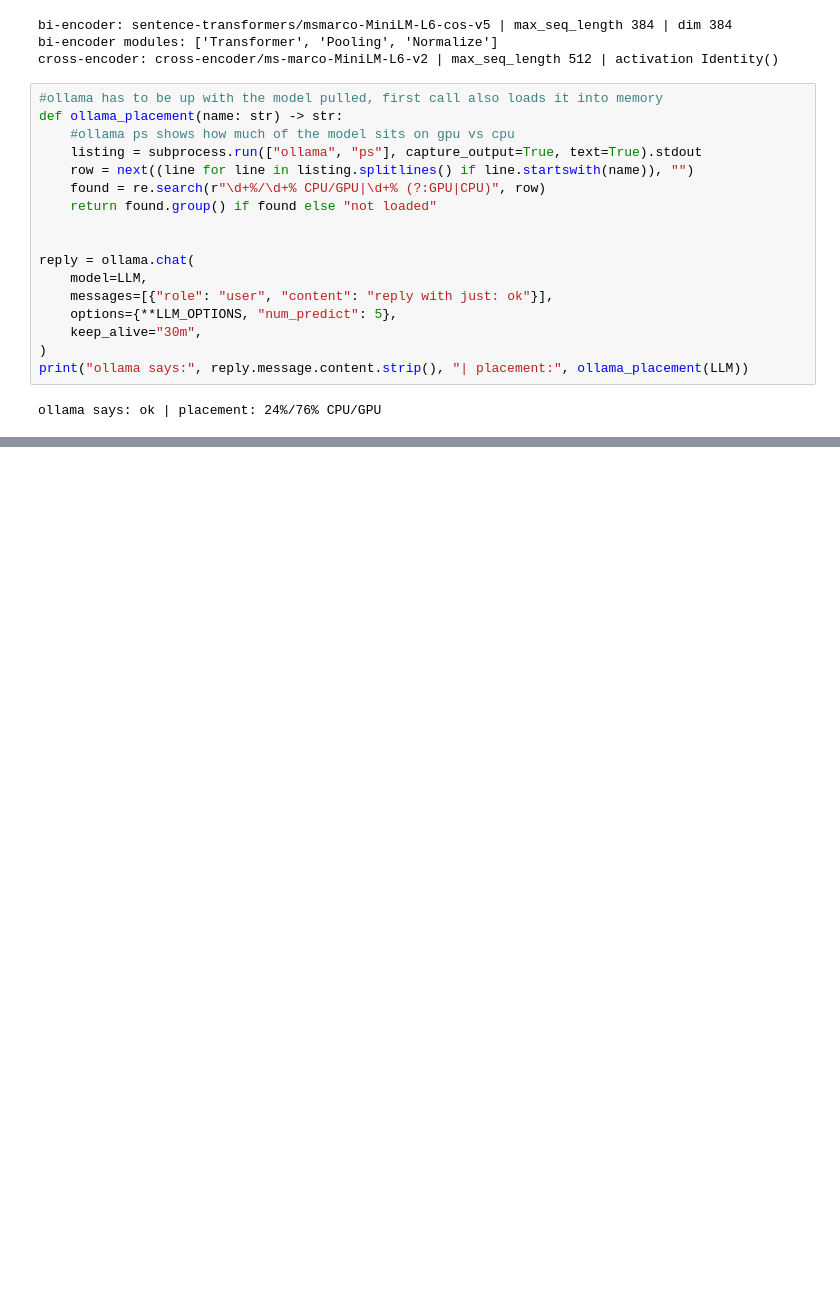
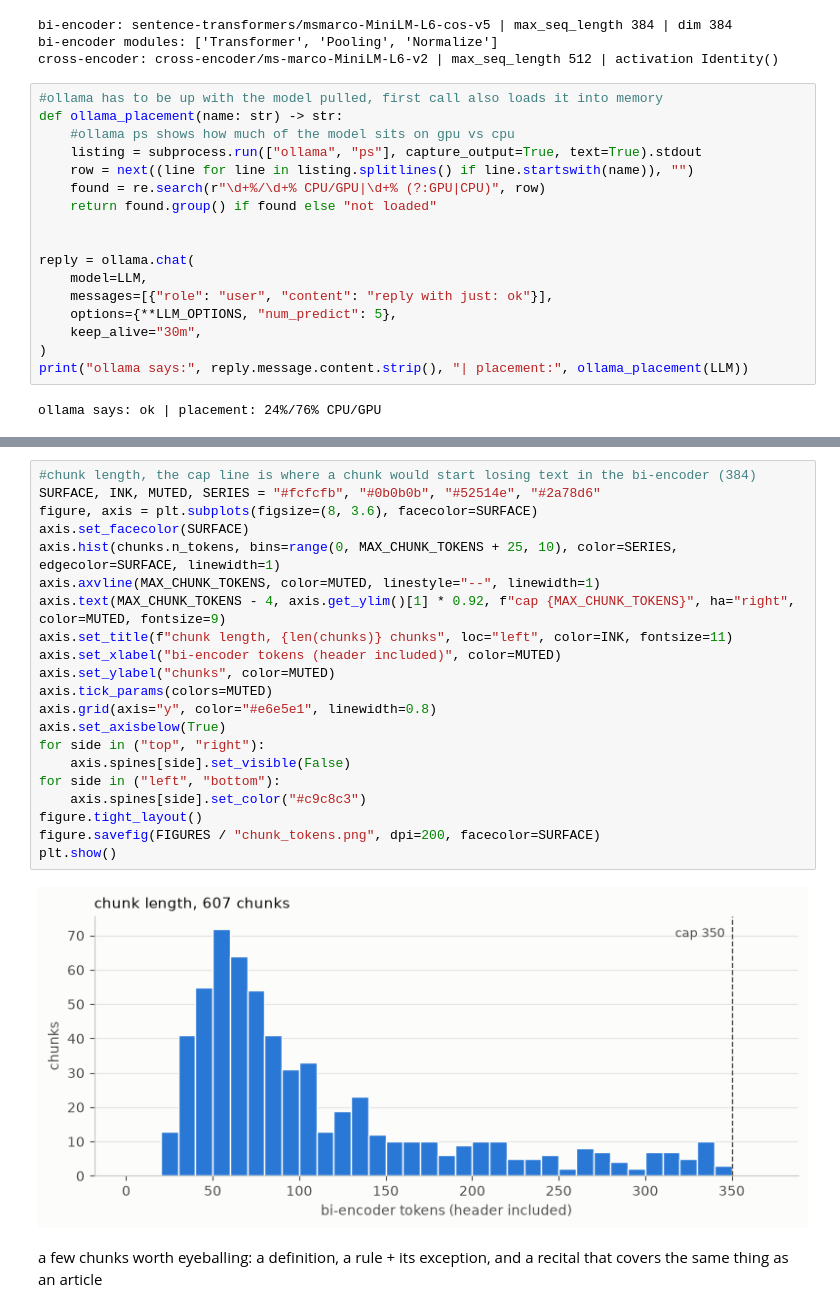
Before and after one commit to itikelabhaskar/gdpr-rag-rerank, a Jupyter notebook: rag_rerank.ipynb, the cells around one changed output, grey strips where cells are left out. Drawn from its saved outputs; the diff is of its cells as text; blank space fills up the shorter version.

```diff
--- a/rag_rerank.ipynb
+++ b/rag_rerank.ipynb
@@ -163,0 +662,25 @@ print(json.dumps(RUN_INFO, indent=2))
+# %%
+#chunk length, the cap line is where a chunk would start losing text in the bi-encoder (384)
+SURFACE, INK, MUTED, SERIES = "#fcfcfb", "#0b0b0b", "#52514e", "#2a78d6"
+figure, axis = plt.subplots(figsize=(8, 3.6), facecolor=SURFACE)
+axis.set_facecolor(SURFACE)
+axis.hist(chunks.n_tokens, bins=range(0, MAX_CHUNK_TOKENS + 25, 10), color=SERIES, edgecolor=SURFACE, linewidth=1)
+axis.axvline(MAX_CHUNK_TOKENS, color=MUTED, linestyle="--", linewidth=1)
+axis.text(MAX_CHUNK_TOKENS - 4, axis.get_ylim()[1] * 0.92, f"cap {MAX_CHUNK_TOKENS}", ha="right", color=MUTED, fontsize=9)
+axis.set_title(f"chunk length, {len(chunks)} chunks", loc="left", color=INK, fontsize=11)
+axis.set_xlabel("bi-encoder tokens (header included)", color=MUTED)
+axis.set_ylabel("chunks", color=MUTED)
+axis.tick_params(colors=MUTED)
+axis.grid(axis="y", color="#e6e5e1", linewidth=0.8)
+axis.set_axisbelow(True)
+for side in ("top", "right"):
+    axis.spines[side].set_visible(False)
+for side in ("left", "bottom"):
+    axis.spines[side].set_color("#c9c8c3")
+figure.tight_layout()
+figure.savefig(FIGURES / "chunk_tokens.png", dpi=200, facecolor=SURFACE)
+plt.show()
+# %% [output]
+[figure, added]
+# %% [markdown]
+a few chunks worth eyeballing: a definition, a rule + its exception, and a recital that covers the same thing as an article
```
Also changed, not shown: parts of 16 cells of this notebook, 4 other files.
